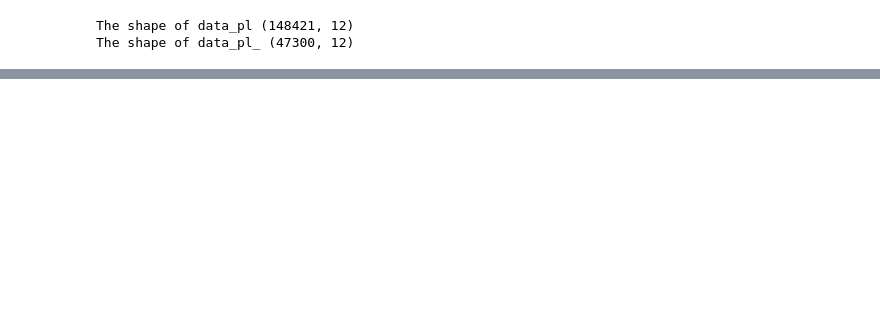
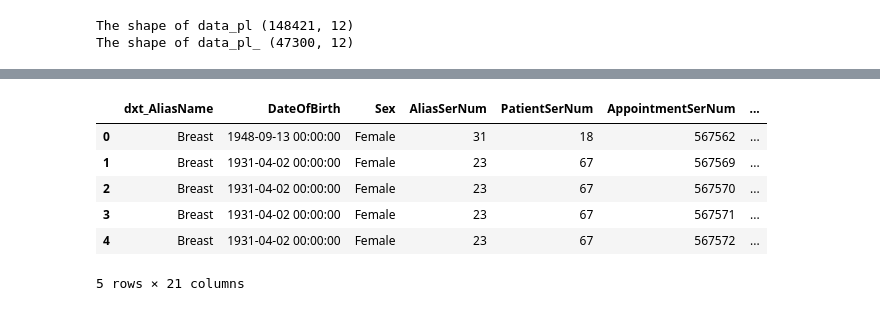
Before and after one commit to Alex2Yang97/waiting_time_project, a Jupyter notebook: code/数据预处理/预约信息_appointment_information.ipynb, the cells around one changed output, grey strips where cells are left out. Drawn from its saved outputs; the diff is of its cells as text; code cells hidden in the pictures; blank space fills up the shorter version.

```diff
--- a/code/数据预处理/预约信息_appointment_information.ipynb
+++ b/code/数据预处理/预约信息_appointment_information.ipynb
@@ -19,6 +20,9 @@ print(f'The shape of data_dxt {data_dxt.shape}')
 sql_pt = """SELECT * FROM patient"""
 data_pt = ml_df.get_df_from_sql(sql_pt)
 print(f'The shape of data_pt {data_pt.shape}')
+sql_ptc = """SELECT * FROM patientcopy"""
+data_ptc = ml_df.get_df_from_sql(sql_ptc)
+print(f'The shape of data_ptc {data_ptc.shape}')
 sql_co = """SELECT * FROM course"""
 data_co = ml_df.get_df_from_sql(sql_co)
 print(f'The shape of data_co {data_co.shape}')
@@ -42,6 +47,7 @@ try:
     data_dx.drop('LastUpdated', axis = 1, inplace = True)
     data_dxt.drop('LastUpdated', axis = 1, inplace = True)
     data_pt.drop('LastUpdated', axis = 1, inplace = True)
+    data_ptc.drop('LastUpdated', axis = 1, inplace = True)
     data_co.drop('LastUpdated', axis = 1, inplace = True)
     data_pl.drop('LastUpdated', axis = 1, inplace = True)
     data_pd.drop('LastUpdated', axis = 1, inplace = True)
@@ -288,0 +387,28 @@ data_appointment.AliasSerNum.iloc[0]
+# %%
+feature_columns = [
+    'dxt_AliasName',
+    'DateOfBirth', 'Sex',
+    'AliasSerNum', 'PatientSerNum', 'AppointmentSerNum',
+    'ScheduledStartTime', 'ScheduledEndTime', 'ActualStartDate', 'ActualEndDate',
+    'CourseSerNum',
+    'DoctorSerNum',
+    'PlanSerNum',
+    'TreatmentOrientation'
+]
+
+data_part1 = pt_pd_appt_dx_dxt_pl_co[feature_columns]
+# %%
+# 患者年龄
+data_part1['age'] = data_part1.apply(lambda x: int((x.ActualStartDate - x.DateOfBirth).days/365), axis = 1)
+
+# 时间相关的特征，月-日-周-小时
+data_part1['month'] = data_part1.apply(lambda x: x.ScheduledStartTime.strftime("%m"), axis = 1)
+data_part1['date'] = data_part1.apply(lambda x: x.ScheduledStartTime.strftime("%Y--%m--%d"), axis = 1)
+data_part1['week'] = data_part1.apply(lambda x: x.ScheduledStartTime.strftime("%w"), axis = 1)
+data_part1['hour'] = data_part1.apply(lambda x: x.ScheduledStartTime.strftime("%H"), axis = 1)
+
+# 时长相关特征
+data_part1['Scheduled_duration'] = data_part1.apply(lambda x: (x.ScheduledEndTime - x.ScheduledStartTime).seconds/60, axis = 1)
+data_part1['Actual_duration'] = data_part1.apply(lambda x: (x.ActualEndDate - x.ActualStartDate).seconds/60, axis = 1)
+
+data_part1.sort_values(by = ['PatientSerNum', 'AppointmentSerNum'], inplace = True)
@@ -288,0 +433,10 @@ data_appointment.AliasSerNum.iloc[0]
+# %%
+data_part1.head()
+# %% [output]
+|  | dxt_AliasName | DateOfBirth | Sex | AliasSerNum | PatientSerNum | AppointmentSerNum | ... |
+| 0 | Breast | 1948-09-13 00:00:00 | Female | 31 | 18 | 567562 | ... |
+| 1 | Breast | 1931-04-02 00:00:00 | Female | 23 | 67 | 567569 | ... |
+| 2 | Breast | 1931-04-02 00:00:00 | Female | 23 | 67 | 567570 | ... |
+| 3 | Breast | 1931-04-02 00:00:00 | Female | 23 | 67 | 567571 | ... |
+| 4 | Breast | 1931-04-02 00:00:00 | Female | 23 | 67 | 567572 | ... |
+5 rows × 21 columns
```
Also changed, not shown: parts of 31 cells of this notebook, 1 other file.
